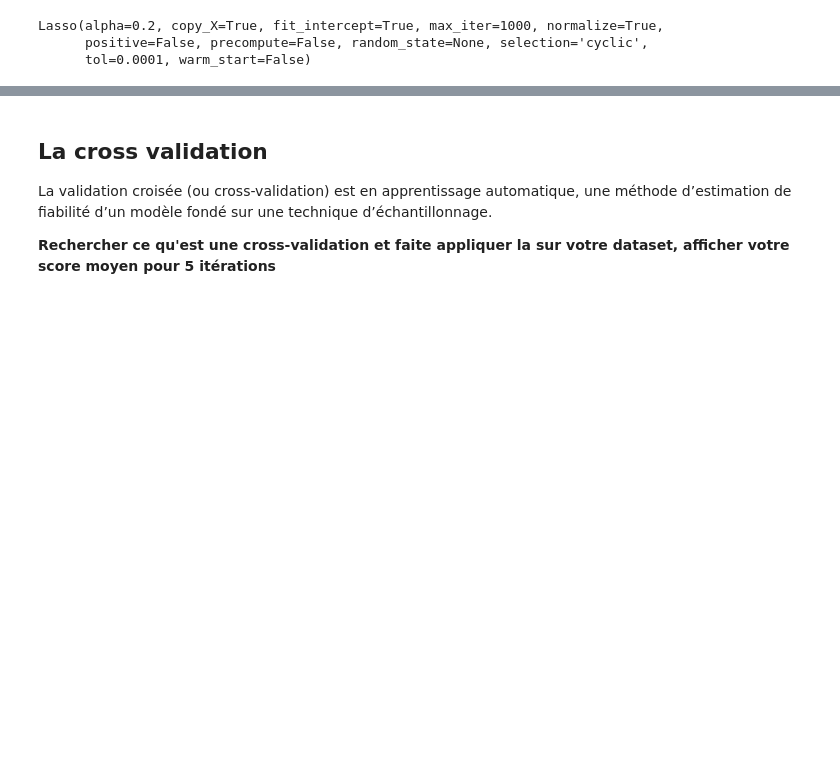
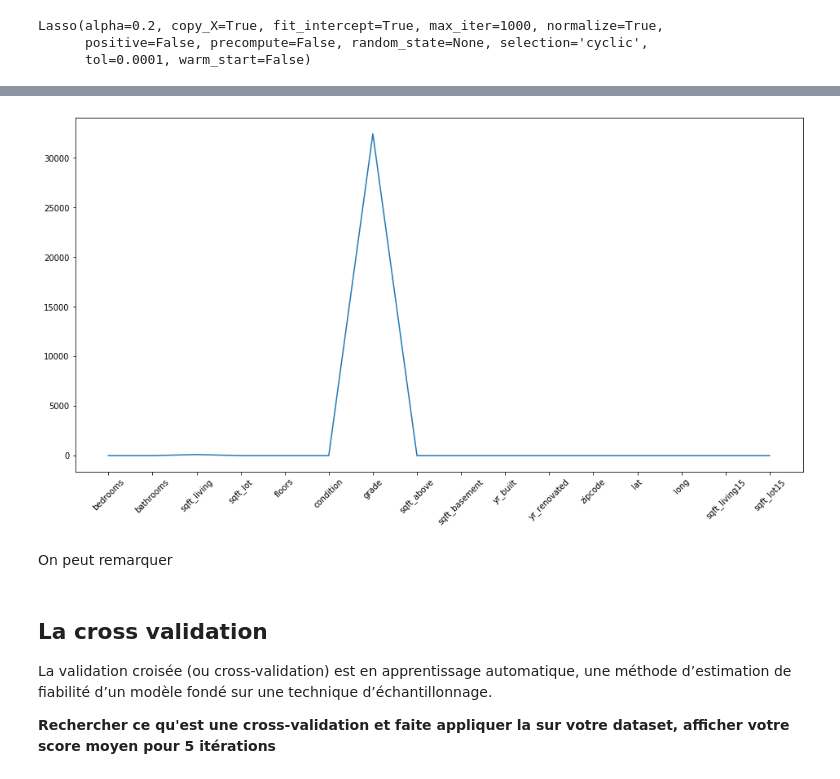
Before and after one commit to dilys27/iesa-poo, a Jupyter notebook: tp7/Lasso_Ridge1.ipynb, the cells around one changed output, grey strips where cells are left out. Drawn from its saved outputs; the diff is of its cells as text; code cells hidden in the pictures; blank space fills up the shorter version.

```diff
--- a/tp7/Lasso_Ridge1.ipynb
+++ b/tp7/Lasso_Ridge1.ipynb
@@ -215,3 +238,13 @@ array([    0.        ,     0.        ,    93.61923199,     0.        ,
+# %%
+#afficher la courbe
+plt.figure(figsize=(16,8))
+plt.xticks(rotation=45)
+plt.plot(col, lasso.coef_)
+plt.show()
+# %% [output]
+[figure, added]
+# %% [markdown]
+On peut remarquer
 # %% [markdown]
 ## La cross validation
 La validation croisée (ou cross-validation) est en apprentissage automatique, une méthode d’estimation de fiabilité d’un modèle fondé sur une technique d’échantillonnage.
```
Also changed, not shown: parts of 18 cells of this notebook.
